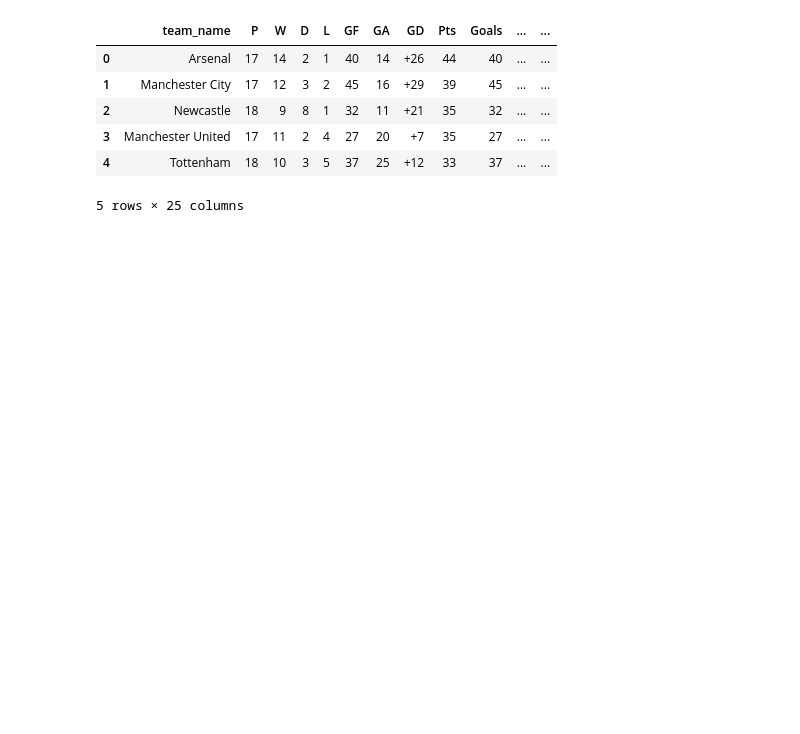
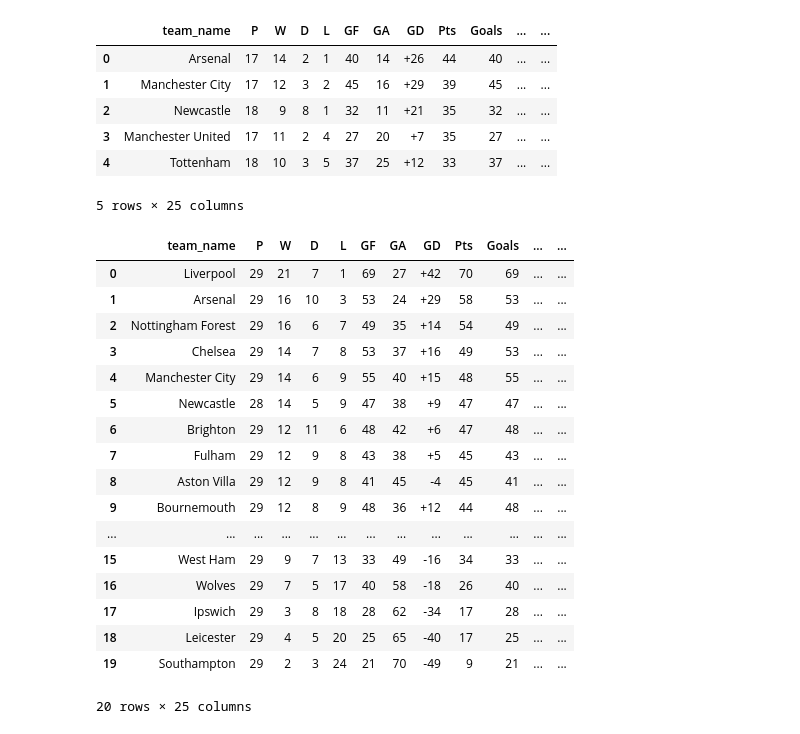
Before and after one commit to jmlee8939/whoscored_crawling, a Jupyter notebook: seasonal team data.ipynb, the cells around one changed output. Cells and saved outputs as stored; diff of their text form; code cells hidden in the pictures; blank space fills up the shorter version.

```diff
--- a/seasonal team data.ipynb
+++ b/seasonal team data.ipynb
@@ -159,7 +160,7 @@ def league_table_added(URL, api_delay_term=3):
 
     """
     url = str(URL)
-    driver = webdriver.Chrome('./chromedriver')
+    driver = webdriver.Chrome(service=ChromeService(ChromeDriverManager().install()))
     driver.get(url)
 
     time.sleep(api_delay_term)
@@ -276,5 +277,26 @@ df.head()
 | 3 | Manchester United | 17 | 11 | 2 | 4 | 27 | 20 | +7 | 35 | 27 | ... | ... |
 | 4 | Tottenham | 18 | 10 | 3 | 5 | 37 | 25 | +12 | 33 | 37 | ... | ... |
 5 rows × 25 columns
+# %%
+df
+# %% [output]
+|  | team_name | P | W | D | L | GF | GA | GD | Pts | Goals | ... | ... |
+| 0 | Liverpool | 29 | 21 | 7 | 1 | 69 | 27 | +42 | 70 | 69 | ... | ... |
+| 1 | Arsenal | 29 | 16 | 10 | 3 | 53 | 24 | +29 | 58 | 53 | ... | ... |
+| 2 | Nottingham Forest | 29 | 16 | 6 | 7 | 49 | 35 | +14 | 54 | 49 | ... | ... |
+| 3 | Chelsea | 29 | 14 | 7 | 8 | 53 | 37 | +16 | 49 | 53 | ... | ... |
+| 4 | Manchester City | 29 | 14 | 6 | 9 | 55 | 40 | +15 | 48 | 55 | ... | ... |
+| 5 | Newcastle | 28 | 14 | 5 | 9 | 47 | 38 | +9 | 47 | 47 | ... | ... |
+| 6 | Brighton | 29 | 12 | 11 | 6 | 48 | 42 | +6 | 47 | 48 | ... | ... |
+| 7 | Fulham | 29 | 12 | 9 | 8 | 43 | 38 | +5 | 45 | 43 | ... | ... |
+| 8 | Aston Villa | 29 | 12 | 9 | 8 | 41 | 45 | -4 | 45 | 41 | ... | ... |
+| 9 | Bournemouth | 29 | 12 | 8 | 9 | 48 | 36 | +12 | 44 | 48 | ... | ... |
+| ... | ... | ... | ... | ... | ... | ... | ... | ... | ... | ... | ... | ... |
+| 15 | West Ham | 29 | 9 | 7 | 13 | 33 | 49 | -16 | 34 | 33 | ... | ... |
+| 16 | Wolves | 29 | 7 | 5 | 17 | 40 | 58 | -18 | 26 | 40 | ... | ... |
+| 17 | Ipswich | 29 | 3 | 8 | 18 | 28 | 62 | -34 | 17 | 28 | ... | ... |
+| 18 | Leicester | 29 | 4 | 5 | 20 | 25 | 65 | -40 | 17 | 25 | ... | ... |
+| 19 | Southampton | 29 | 2 | 3 | 24 | 21 | 70 | -49 | 9 | 21 | ... | ... |
+20 rows × 25 columns
 # %%
 #df.to_csv('PL2223_league_table.csv')
```
Also changed, not shown: parts of 6 cells of this notebook.
